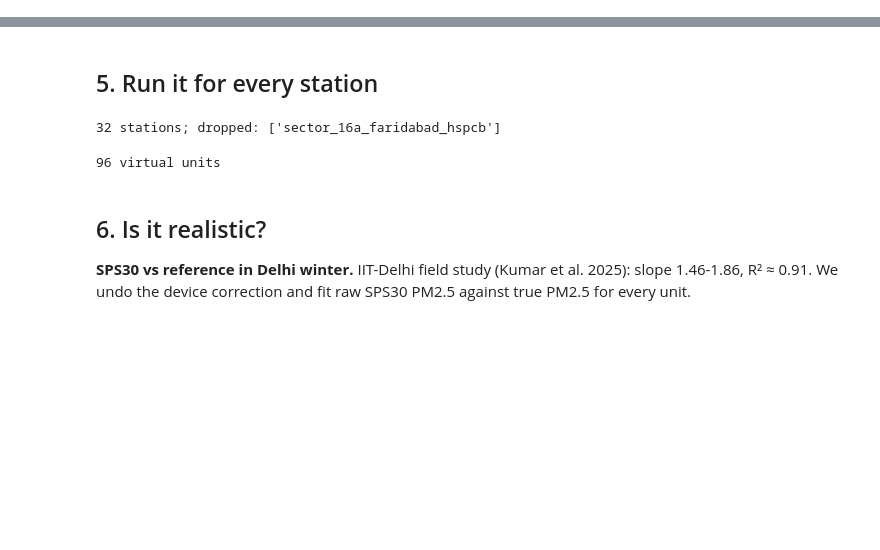
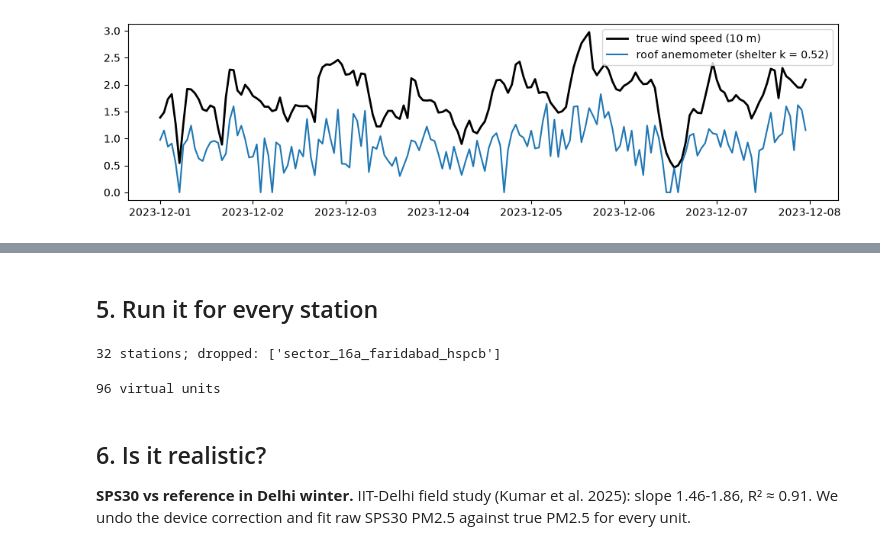
Before and after one commit to samiul1221/Hybrid-Aqi-Trend-Forecasting, a Jupyter notebook: notebooks/02_simulator.ipynb, the cells around one changed output, grey strips where cells are left out. Drawn from its saved outputs; the diff is of its cells as text; code cells hidden in the pictures; blank space fills up the shorter version.

```diff
--- a/notebooks/02_simulator.ipynb
+++ b/notebooks/02_simulator.ipynb
@@ -448,0 +165,11 @@ def simulate_unit(truth, station, unit):
+# %%
+# demo: sheltered wind speed
+p = sim.wind_params(rng)
+ws, wd = sim.anemometer(w.ws.to_numpy(), w.wd.to_numpy(), p, rng)
+plt.figure(figsize=(12, 3))
+plt.plot(w_time, w.ws, "k", lw=2, label="true wind speed (10 m)")
+plt.plot(w_time, ws, label=f"roof anemometer (shelter k = {p['shelter']:.2f})")
+plt.legend()
+plt.show()
+# %% [output]
+[figure, added]
```
Also changed, not shown: parts of 71 cells of this notebook, 4 other files.
